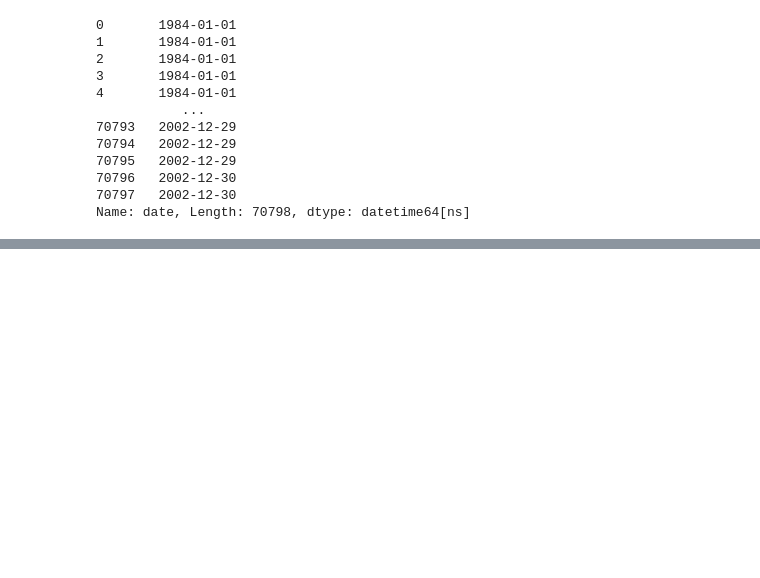
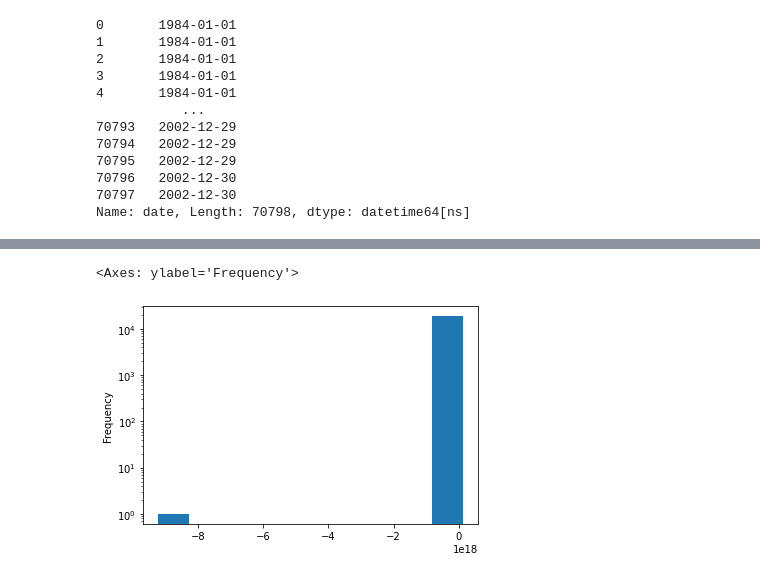
Before and after one commit to marcocaramanti/MLPNS_MCaramanti, a Jupyter notebook: KS_earthquakes_inclass.ipynb, the cells around one changed output, grey strips where cells are left out. Saved outputs shown, nothing was run; the diff lists cells and outputs as text; code cells hidden in the pictures; blank space fills up the shorter version.

```diff
--- a/KS_earthquakes_inclass.ipynb
+++ b/KS_earthquakes_inclass.ipynb
@@ -112,0 +209,5 @@ for i in range(len(eqs)):
+# %%
+# Prendiamo solo le righe "buone" e le colonne che non ci interessano
+
+eqGoodData = eqs[gooddates][["datetime", "Unnamed: 5"]]
+eqGoodData
@@ -112,0 +232,2 @@ for i in range(len(eqs)):
+# %%
+eqGoodData.rename({"Unnamed: 5": "mag"}, axis=1, inplace=True)
@@ -112,0 +243,4 @@ for i in range(len(eqs)):
+# %%
+# Togliamo quelli con magnitudo minore di 2
+
+eqGoodData = eqGoodData[eqGoodData["mag"] >= 2]
@@ -112,0 +251,10 @@ for i in range(len(eqs)):
+# %%
+# Adesso dovremmo controllare varie cose e fare un'analisi statistica.
+# Ora ci limitiamo solo ad alcune cose.
+# Dato che vogliamo usare come dato i gap fra due terremodi, proviamo a guardare
+# la distribuzione
+
+# (Stiamo assumento che i dati siano ordinati per data. Dovremmo controllare)
+
+eqGoodData["gaps"] = eqGoodData["datetime"].diff().values.astype(float)
+eqGoodData
@@ -112,0 +275,9 @@ for i in range(len(eqs)):
+# %%
+# Notiamo che i numeri sono molto grandi. Ha senso, i tempi sono misurati
+# in nanosecondi! Successivamente converrà convertirli in unità più sensate
+# dato che lavorando con numeri grandi si rischiano problemi numerici
+
+eqGoodData["gaps"].plot(kind="hist", logy=True)
+# %% [output]
+<Axes: ylabel='Frequency'>
+[figure, added]
```
Also changed, not shown: parts of 21 cells of this notebook.
